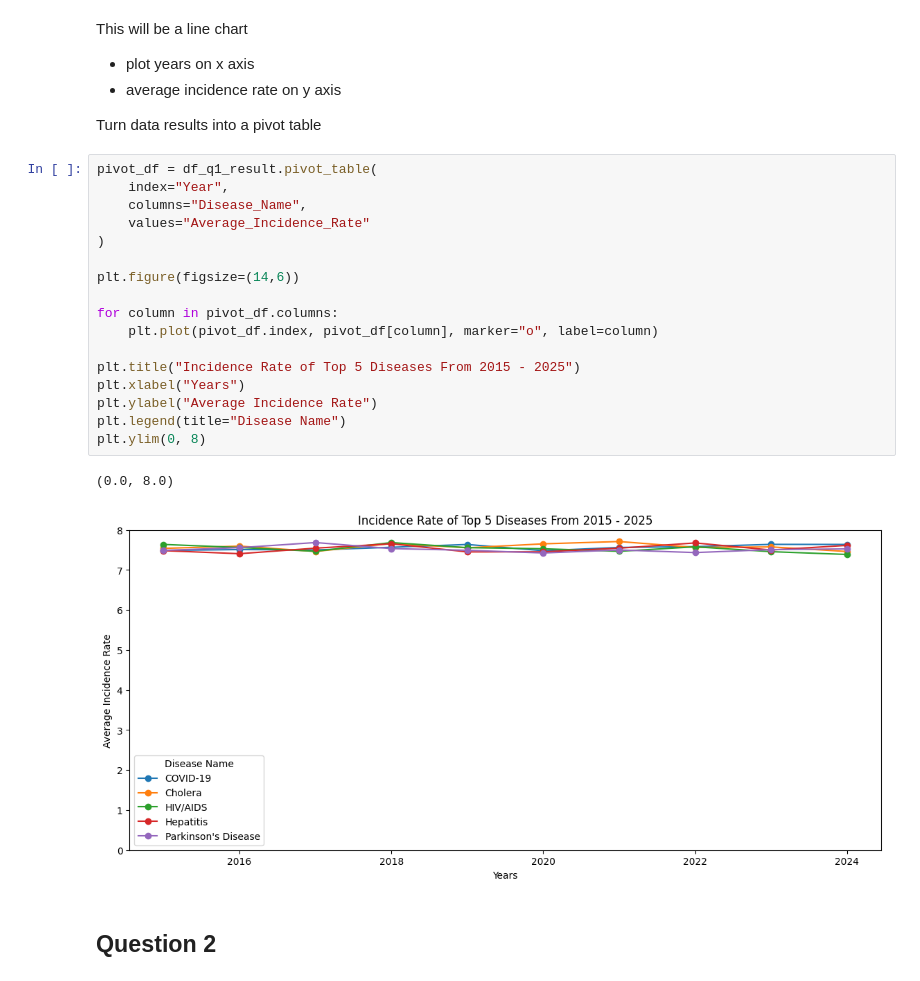
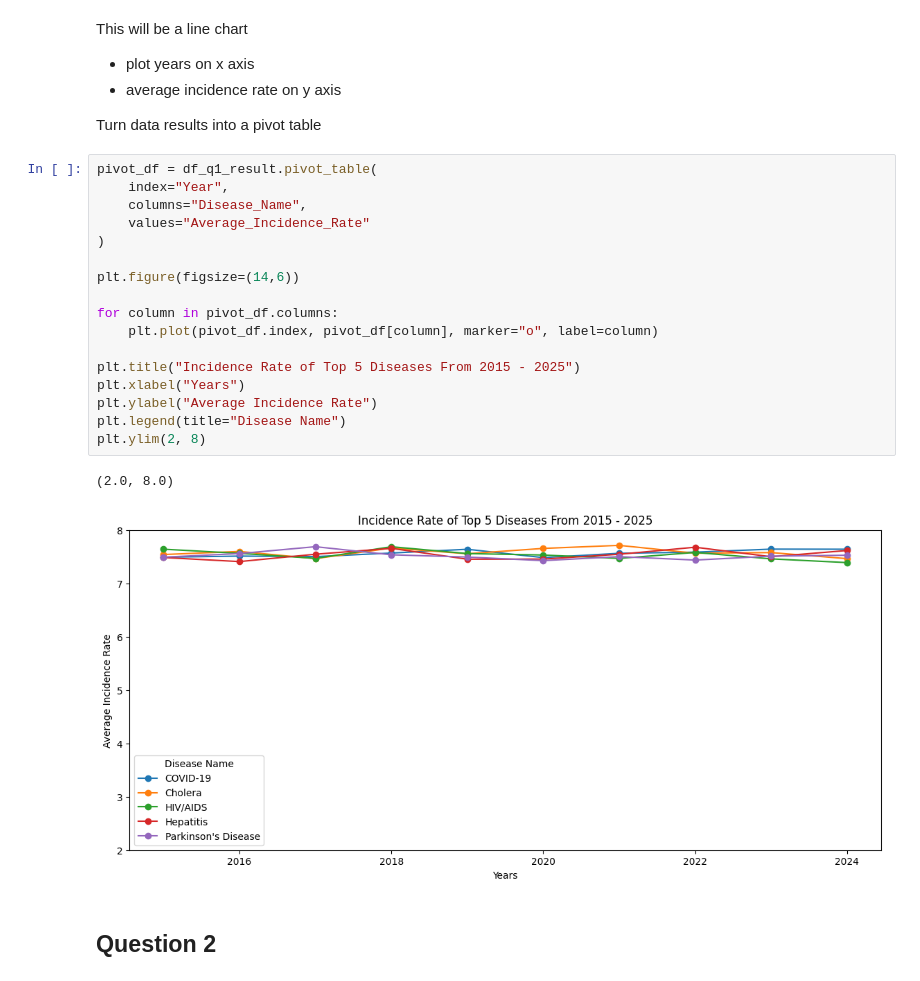
Before and after one commit to AipuAmeh/Global-Health-Stats, a Jupyter notebook: main.ipynb, the cells around one changed output. Cells and saved outputs as stored; diff of their text form.

```diff
--- a/main.ipynb
+++ b/main.ipynb
@@ -85,23 +85,23 @@ Turn data results into a pivot table
 # %%
 pivot_df = df_q1_result.pivot_table(
     index="Year",
     columns="Disease_Name",
     values="Average_Incidence_Rate"
 )
 
 plt.figure(figsize=(14,6))
 
 for column in pivot_df.columns:
     plt.plot(pivot_df.index, pivot_df[column], marker="o", label=column)
 
 plt.title("Incidence Rate of Top 5 Diseases From 2015 - 2025")
 plt.xlabel("Years")
 plt.ylabel("Average Incidence Rate")
 plt.legend(title="Disease Name")
-plt.ylim(0, 8)
+plt.ylim(2, 8)
 # %% [output]
-(0.0, 8.0)
+(2.0, 8.0)
-[figure, old version]
+[figure, new version]
 # %% [markdown]
 ## Question 2
 # %%
```
Also changed, not shown: parts of 3 cells of this notebook.
